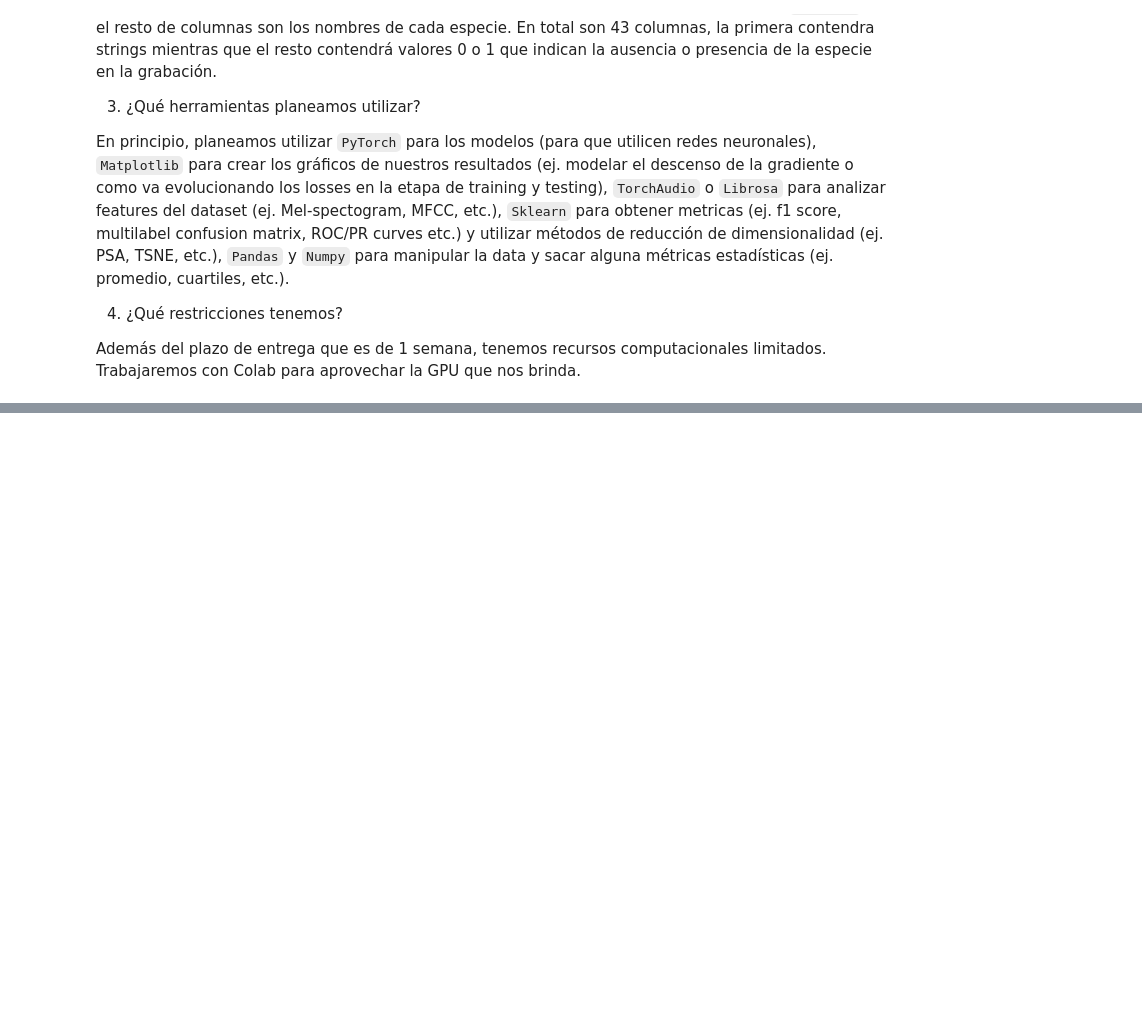
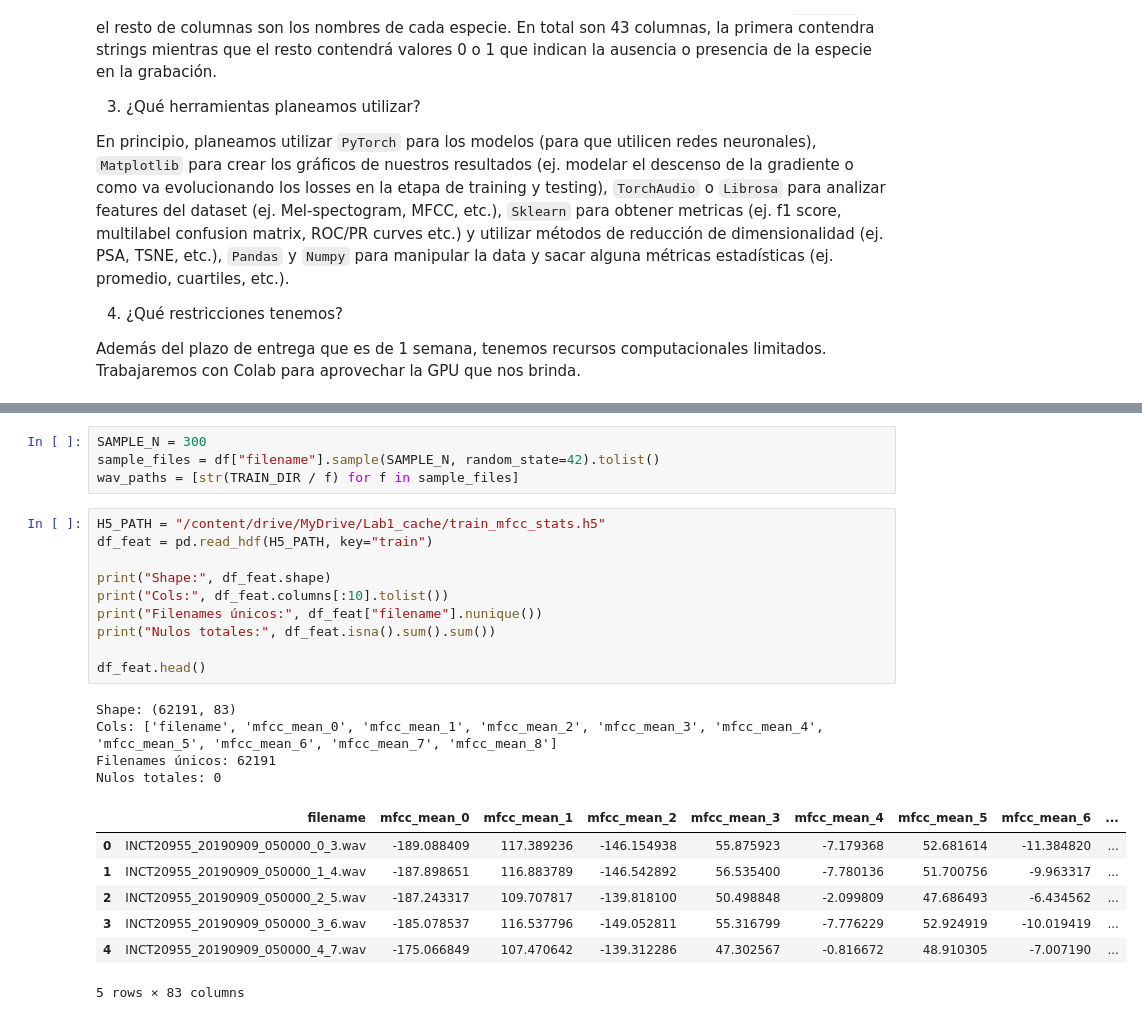
Before and after one commit to LuisIZ/Lab1_AnimalSound_DeepLearning, a Jupyter notebook: notebooks/eda.ipynb, the cells around one changed output, grey strips where cells are left out. Cells and saved outputs as stored; diff of their text form; blank space fills up the shorter version.

```diff
--- a/notebooks/eda.ipynb
+++ b/notebooks/eda.ipynb
@@ -103,0 +463,26 @@ FileNotFoundError: [Errno 2] No such file or directory: '../data/train.csv'
+# %%
+SAMPLE_N = 300
+sample_files = df["filename"].sample(SAMPLE_N, random_state=42).tolist()
+wav_paths = [str(TRAIN_DIR / f) for f in sample_files]
+# %%
+H5_PATH = "/content/drive/MyDrive/Lab1_cache/train_mfcc_stats.h5"
+df_feat = pd.read_hdf(H5_PATH, key="train")
+
+print("Shape:", df_feat.shape)
+print("Cols:", df_feat.columns[:10].tolist())
+print("Filenames únicos:", df_feat["filename"].nunique())
+print("Nulos totales:", df_feat.isna().sum().sum())
+
+df_feat.head()
+# %% [output]
+Shape: (62191, 83)
+Cols: ['filename', 'mfcc_mean_0', 'mfcc_mean_1', 'mfcc_mean_2', 'mfcc_mean_3', 'mfcc_mean_4', 'mfcc_mean_5', 'mfcc_mean_6', 'mfcc_mean_7', 'mfcc_mean_8']
+Filenames únicos: 62191
+Nulos totales: 0
+|  | filename | mfcc_mean_0 | mfcc_mean_1 | mfcc_mean_2 | mfcc_mean_3 | mfcc_mean_4 | mfcc_mean_5 | mfcc_mean_6 | ... |
+| 0 | INCT20955_20190909_050000_0_3.wav | -189.088409 | 117.389236 | -146.154938 | 55.875923 | -7.179368 | 52.681614 | -11.384820 | ... |
+| 1 | INCT20955_20190909_050000_1_4.wav | -187.898651 | 116.883789 | -146.542892 | 56.535400 | -7.780136 | 51.700756 | -9.963317 | ... |
+| 2 | INCT20955_20190909_050000_2_5.wav | -187.243317 | 109.707817 | -139.818100 | 50.498848 | -2.099809 | 47.686493 | -6.434562 | ... |
+| 3 | INCT20955_20190909_050000_3_6.wav | -185.078537 | 116.537796 | -149.052811 | 55.316799 | -7.776229 | 52.924919 | -10.019419 | ... |
+| 4 | INCT20955_20190909_050000_4_7.wav | -175.066849 | 107.470642 | -139.312286 | 47.302567 | -0.816672 | 48.910305 | -7.007190 | ... |
+5 rows × 83 columns
```
Also changed, not shown: parts of 30 cells of this notebook.
